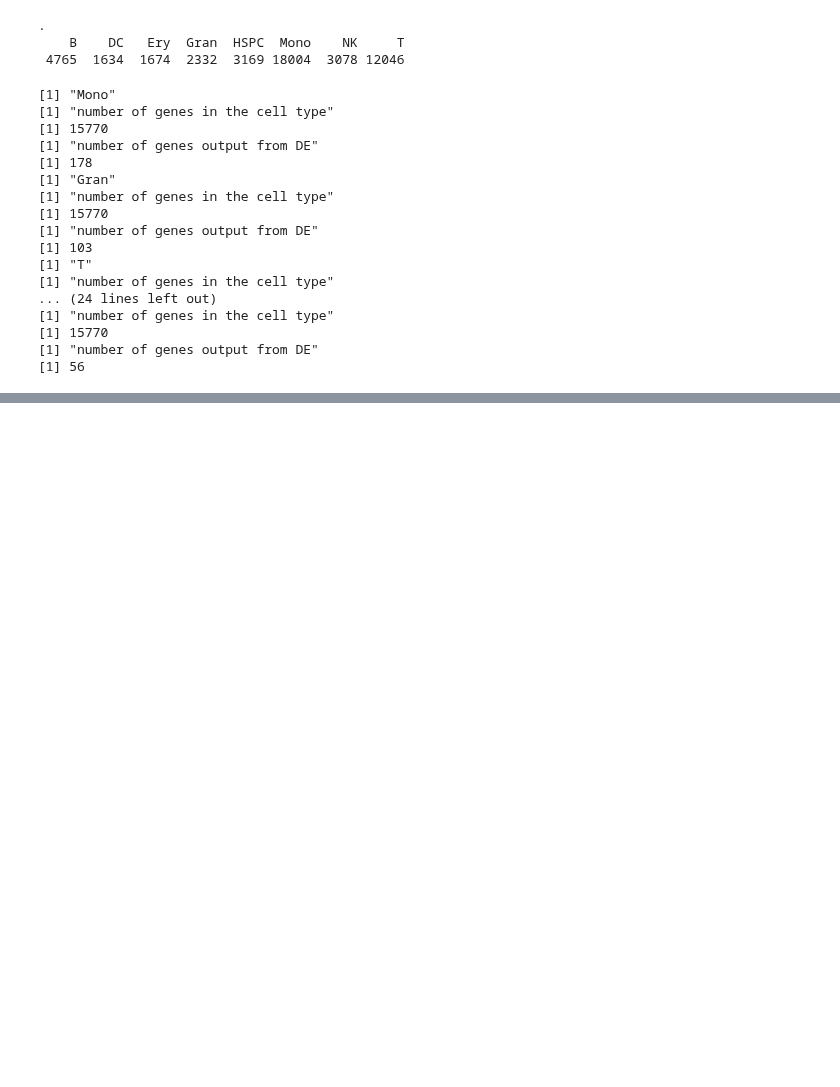
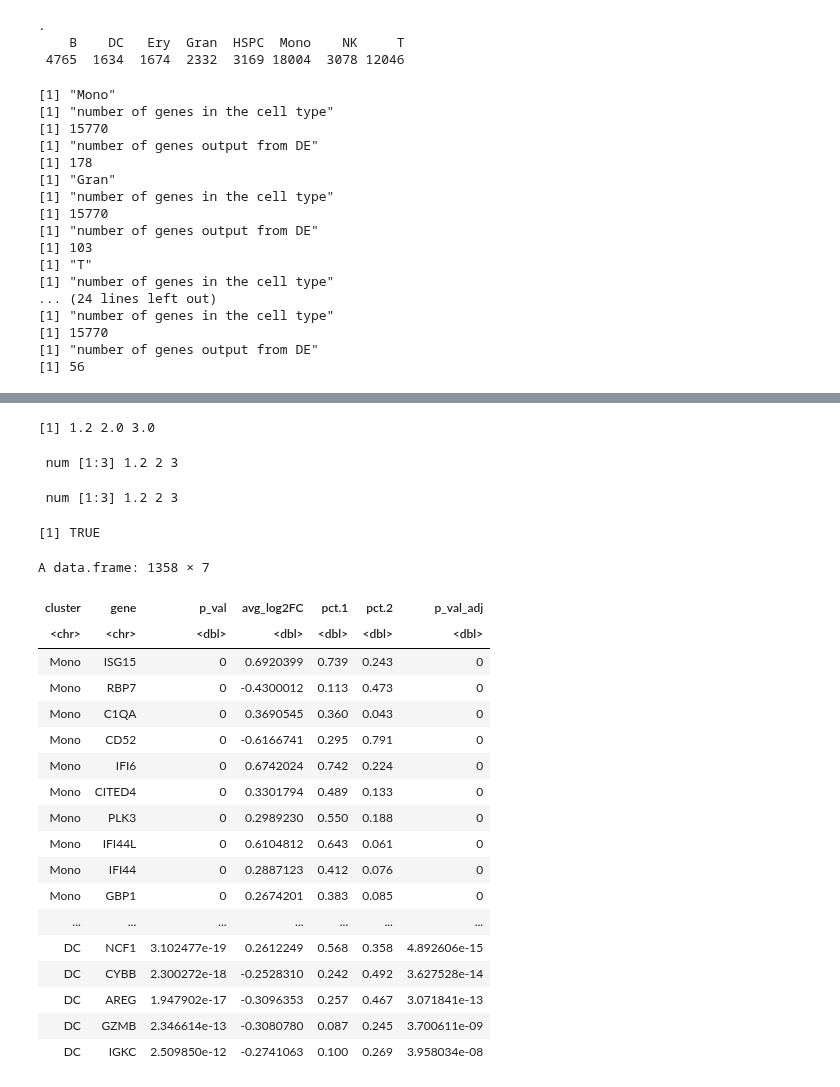
Before and after one commit to colomemaria/community-paper, a Jupyter notebook: src/method_comparison/compare_algorithms/run_seurat/run_seurat.ipynb, the cells around one changed output, grey strips where cells are left out. Saved outputs shown, nothing was run; the diff lists cells and outputs as text; code cells hidden in the pictures; blank space fills up the shorter version.

```diff
--- a/src/method_comparison/compare_algorithms/run_seurat/run_seurat.ipynb
+++ b/src/method_comparison/compare_algorithms/run_seurat/run_seurat.ipynb
@@ -89,21 +89,23 @@ for (cell_type in unique(srt@meta.data$cell_type)) {
   condition_oi <- "AML"
   condition_reference <- "healthy"
 
-  # find differentially expressed genes between the two conditions
-#   DE_table_receiver <- FindMarkers(object = seurat_obj_receiver,
+#   find differentially expressed genes between the two conditions
+  DE_table_receiver <- FindMarkers(object = seurat_obj_receiver,
+                                   slot = "counts",
+                                   ident.1 = condition_oi,
+                                   ident.2 = condition_reference,
+                                   min.pct = 0.10) %>%
+    # convert row names to a separate "gene" column
+    rownames_to_column("gene")
+
+#     DE_table_receiver <- FindMarkers(object = seurat_obj_receiver,
+#                                    slot = "data",
 #                                    ident.1 = condition_oi,
 #                                    ident.2 = condition_reference,
-#                                    min.pct = 0.10) %>%
-#     # convert row names to a separate "gene" column
-#     rownames_to_column("gene")
-
-    DE_table_receiver <- FindMarkers(object = seurat_obj_receiver,
-                                   ident.1 = condition_oi,
-                                   ident.2 = condition_reference,
-                                   min.pct = -Inf,
-                                   thresh.use = 0,
-                                   logfc.threshold = -Inf,
-                                   min.cells.feature = 1, min.cells.group = 1) %>% rownames_to_column("gene")
+#                                    min.pct = -Inf,
+#                                    thresh.use = 0,
+#                                    logfc.threshold = -Inf,
+#                                    min.cells.feature = 1, min.cells.group = 1) %>% rownames_to_column("gene")
 
 
 
@@ -146,3 +158,41 @@ for (cell_type in unique(srt@meta.data$cell_type)) {
+# %%
+x
+# %% [output]
+[1] 1.2 2.0 3.0
+# %%
+str(x)
+# %% [output]
+ num [1:3] 1.2 2 3
+# %%
+str(y)
+# %% [output]
+ num [1:3] 1.2 2 3
+# %%
+identical(x,y)
+# %% [output]
+[1] TRUE
+# %%
+DEGs
+# %% [output]
+A data.frame: 1358 × 7
+| cluster | gene | p_val | avg_log2FC | pct.1 | pct.2 | p_val_adj |
+| <chr> | <chr> | <dbl> | <dbl> | <dbl> | <dbl> | <dbl> |
+| Mono | ISG15 | 0 | 0.6920399 | 0.739 | 0.243 | 0 |
+| Mono | RBP7 | 0 | -0.4300012 | 0.113 | 0.473 | 0 |
+| Mono | C1QA | 0 | 0.3690545 | 0.360 | 0.043 | 0 |
+| Mono | CD52 | 0 | -0.6166741 | 0.295 | 0.791 | 0 |
+| Mono | IFI6 | 0 | 0.6742024 | 0.742 | 0.224 | 0 |
+| Mono | CITED4 | 0 | 0.3301794 | 0.489 | 0.133 | 0 |
+| Mono | PLK3 | 0 | 0.2989230 | 0.550 | 0.188 | 0 |
+| Mono | IFI44L | 0 | 0.6104812 | 0.643 | 0.061 | 0 |
+| Mono | IFI44 | 0 | 0.2887123 | 0.412 | 0.076 | 0 |
+| Mono | GBP1 | 0 | 0.2674201 | 0.383 | 0.085 | 0 |
+| ... | ... | ... | ... | ... | ... | ... |
+| DC | NCF1 | 3.102477e-19 | 0.2612249 | 0.568 | 0.358 | 4.892606e-15 |
+| DC | CYBB | 2.300272e-18 | -0.2528310 | 0.242 | 0.492 | 3.627528e-14 |
+| DC | AREG | 1.947902e-17 | -0.3096353 | 0.257 | 0.467 | 3.071841e-13 |
+| DC | GZMB | 2.346614e-13 | -0.3080780 | 0.087 | 0.245 | 3.700611e-09 |
+| DC | IGKC | 2.509850e-12 | -0.2741063 | 0.100 | 0.269 | 3.958034e-08 |
 # %%
 write.csv(DEGs, "DEG_table.csv")
 # %%
```
Also changed, not shown: parts of 5 cells of this notebook, 3 other files.
